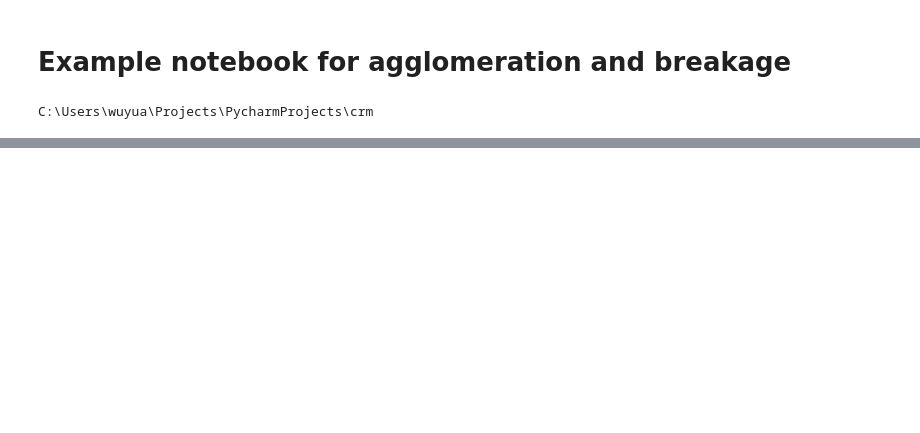
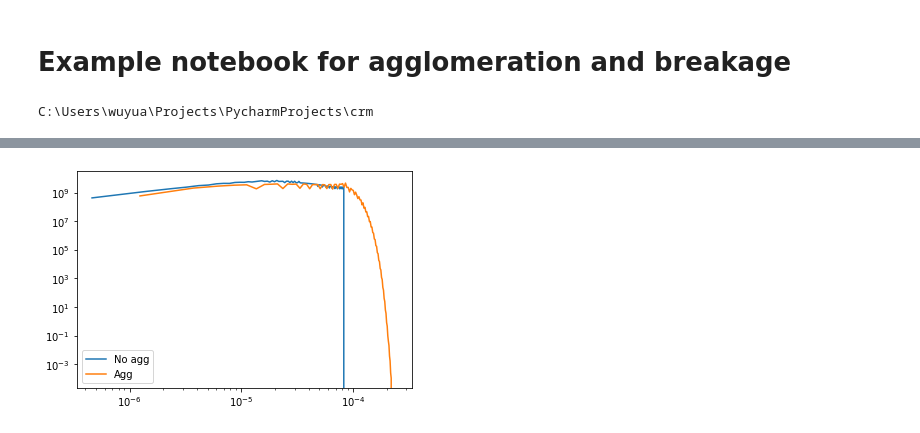
Before and after one commit to wuyuanyi135/crm, a Jupyter notebook: examples/agg_brk.ipynb, the cells around one changed output, grey strips where cells are left out. Drawn from its saved outputs; the diff is of its cells as text; code cells hidden in the pictures; blank space fills up the shorter version.

```diff
--- a/examples/agg_brk.ipynb
+++ b/examples/agg_brk.ipynb
@@ -37,0 +61,18 @@ sdf.counts.plot()
+# %%
+fig, ax = plt.subplots()
+csd_ref, edges = sdf_ref.get_csd()
+grid = edges_to_center_grid(edges)
+
+idx = -1
+ax.plot(grid, csd_ref.iloc[idx][0])
+
+csd, edges = sdf.get_csd()
+grid = edges_to_center_grid(edges)
+
+ax.plot(grid, csd.iloc[idx][0])
+
+ax.legend(["No agg", "Agg"])
+ax.set_yscale("log")
+ax.set_xscale("log")
+# %% [output]
+[figure, added]
```
Also changed, not shown: parts of 12 cells of this notebook, 10 other files.
